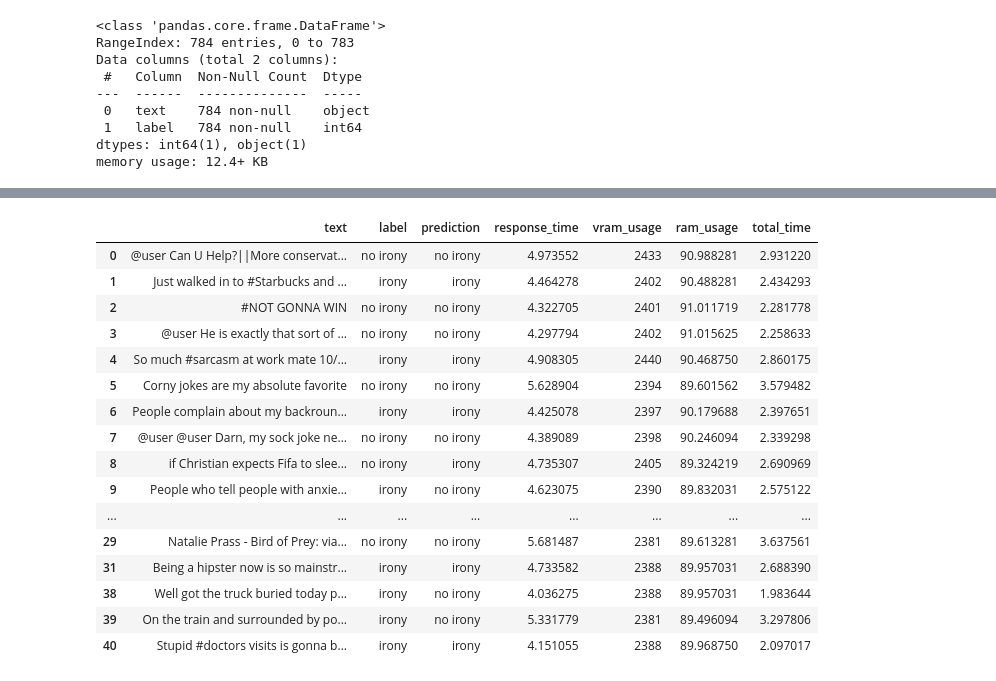
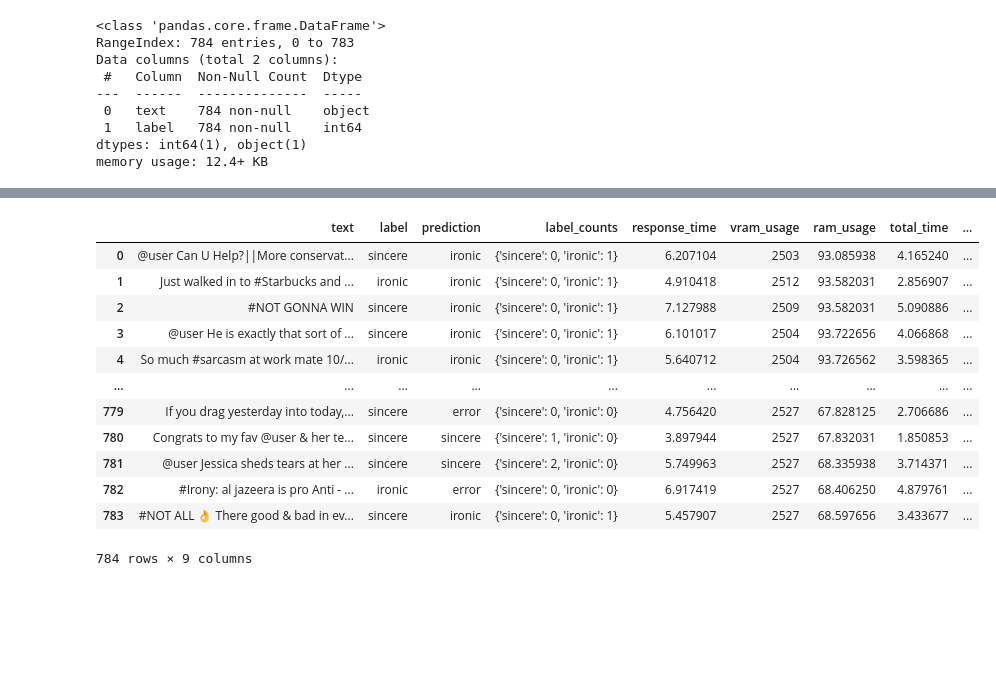
Before and after one commit to RafaelBastos44/TCC, a Jupyter notebook: text_classification/LLMs/local_llms/deepseek/deepseekR1_ZS_binary3.ipynb, the cells around one changed output, grey strips where cells are left out. Drawn from its saved outputs; the diff is of its cells as text; code cells hidden in the pictures; blank space fills up the shorter version.

Commit message:
partial deepseek

```diff
--- a/text_classification/LLMs/local_llms/deepseek/deepseekR1_ZS_binary3.ipynb
+++ b/text_classification/LLMs/local_llms/deepseek/deepseekR1_ZS_binary3.ipynb
@@ -137,7 +150,5 @@ def classify(text, labels):
-# %%
-test = test.groupby('label').head(17)
 # %%
 # apply the classify function to the test set. create one column for each output
-test[['prediction', 'response_time', 'vram_usage', 'ram_usage', 'total_time']] = test['text'].apply(lambda x: classify(x, labels)).apply(pd.Series)
+test[['prediction', 'label_counts','response_time', 'vram_usage', 'ram_usage', 'total_time', 'response_text']] = test['text'].apply(lambda x: classify(x, labels)).apply(pd.Series)
 # %% [output]
 Text: @user Can U Help?||More conservatives needed on #TSU + get paid 4 posting stuff like this!||YOU $ can go to
@@ -177,23 +171,20 @@ See the caveats in the documentation: https://pandas.pydata.org/pandas-docs/stab
-# %%
-test
-# %% [output]
-|  | text | label | prediction | response_time | vram_usage | ram_usage | total_time |
-| 0 | @user Can U Help?||More conservat... | no irony | no irony | 4.973552 | 2433 | 90.988281 | 2.931220 |
-| 1 | Just walked in to #Starbucks and ... | irony | irony | 4.464278 | 2402 | 90.488281 | 2.434293 |
-| 2 | #NOT GONNA WIN | no irony | no irony | 4.322705 | 2401 | 91.011719 | 2.281778 |
-| 3 | @user He is exactly that sort of ... | no irony | no irony | 4.297794 | 2402 | 91.015625 | 2.258633 |
-| 4 | So much #sarcasm at work mate 10/... | irony | irony | 4.908305 | 2440 | 90.468750 | 2.860175 |
-| 5 | Corny jokes are my absolute favorite | no irony | no irony | 5.628904 | 2394 | 89.601562 | 3.579482 |
-| 6 | People complain about my backroun... | irony | irony | 4.425078 | 2397 | 90.179688 | 2.397651 |
-| 7 | @user @user Darn, my sock joke ne... | no irony | no irony | 4.389089 | 2398 | 90.246094 | 2.339298 |
-| 8 | if Christian expects Fifa to slee... | no irony | irony | 4.735307 | 2405 | 89.324219 | 2.690969 |
-| 9 | People who tell people with anxie... | irony | no irony | 4.623075 | 2390 | 89.832031 | 2.575122 |
-| ... | ... | ... | ... | ... | ... | ... | ... |
-| 29 | Natalie Prass - Bird of Prey: via... | no irony | no irony | 5.681487 | 2381 | 89.613281 | 3.637561 |
-| 31 | Being a hipster now is so mainstr... | irony | irony | 4.733582 | 2388 | 89.957031 | 2.688390 |
-| 38 | Well got the truck buried today p... | irony | no irony | 4.036275 | 2388 | 89.957031 | 1.983644 |
-| 39 | On the train and surrounded by po... | irony | no irony | 5.331779 | 2381 | 89.496094 | 3.297806 |
-| 40 | Stupid #doctors visits is gonna b... | irony | irony | 4.151055 | 2388 | 89.968750 | 2.097017 |
+# %%
+test.to_csv('results/deepseekR1_ZS_binary3.csv', index=False)
+test
+# %% [output]
+|  | text | label | prediction | label_counts | response_time | vram_usage | ram_usage | total_time | ... |
+| 0 | @user Can U Help?||More conservat... | sincere | ironic | {'sincere': 0, 'ironic': 1} | 6.207104 | 2503 | 93.085938 | 4.165240 | ... |
+| 1 | Just walked in to #Starbucks and ... | ironic | ironic | {'sincere': 0, 'ironic': 1} | 4.910418 | 2512 | 93.582031 | 2.856907 | ... |
+| 2 | #NOT GONNA WIN | sincere | ironic | {'sincere': 0, 'ironic': 1} | 7.127988 | 2509 | 93.582031 | 5.090886 | ... |
+| 3 | @user He is exactly that sort of ... | sincere | ironic | {'sincere': 0, 'ironic': 1} | 6.101017 | 2504 | 93.722656 | 4.066868 | ... |
+| 4 | So much #sarcasm at work mate 10/... | ironic | ironic | {'sincere': 0, 'ironic': 1} | 5.640712 | 2504 | 93.726562 | 3.598365 | ... |
+| ... | ... | ... | ... | ... | ... | ... | ... | ... | ... |
+| 779 | If you drag yesterday into today,... | sincere | error | {'sincere': 0, 'ironic': 0} | 4.756420 | 2527 | 67.828125 | 2.706686 | ... |
+| 780 | Congrats to my fav @user & her te... | sincere | sincere | {'sincere': 1, 'ironic': 0} | 3.897944 | 2527 | 67.832031 | 1.850853 | ... |
+| 781 | @user Jessica sheds tears at her ... | sincere | sincere | {'sincere': 2, 'ironic': 0} | 5.749963 | 2527 | 68.335938 | 3.714371 | ... |
+| 782 | #Irony: al jazeera is pro Anti - ... | ironic | error | {'sincere': 0, 'ironic': 0} | 6.917419 | 2527 | 68.406250 | 4.879761 | ... |
+| 783 | #NOT ALL 👌 There good & bad in ev... | sincere | ironic | {'sincere': 0, 'ironic': 1} | 5.457907 | 2527 | 68.597656 | 3.433677 | ... |
+784 rows × 9 columns
 # %%
 y_pred = test['prediction']
 y_true = test['label']
```
Also changed, not shown: parts of 7 cells of this notebook, 20 other files.
